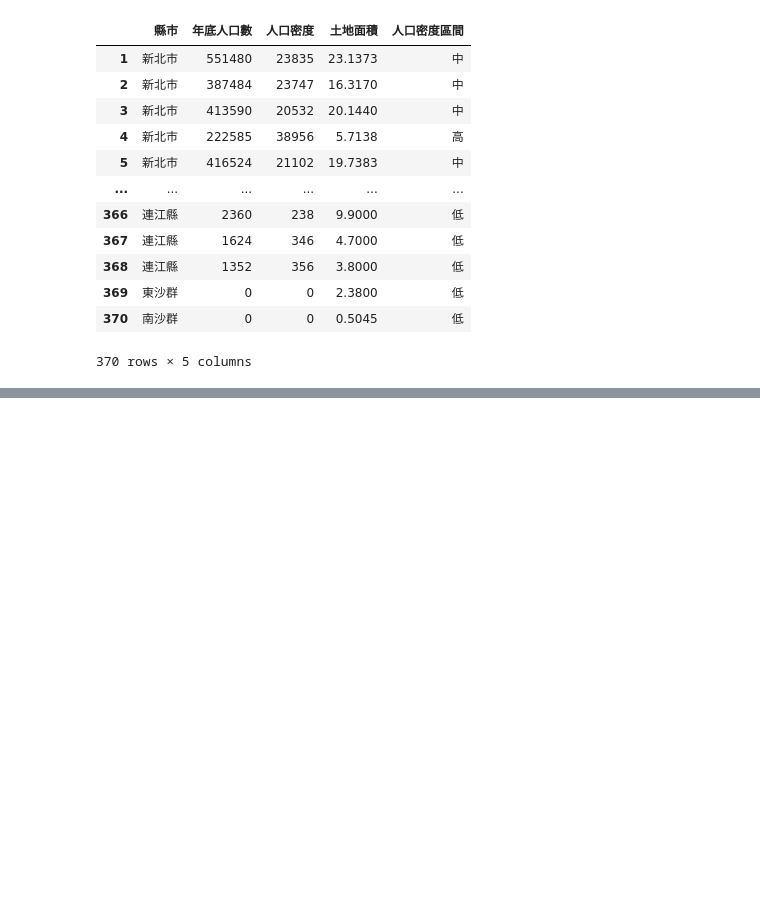
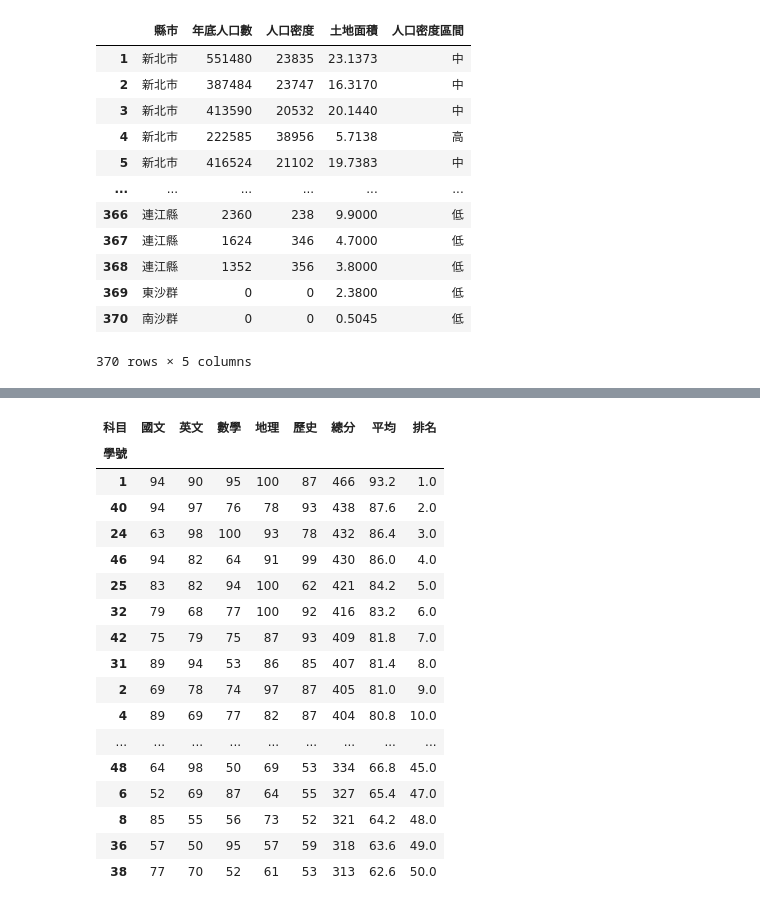
Before and after one commit to Nigmaa/python_analysis, a Jupyter notebook: lesson8.ipynb, the cells around one changed output, grey strips where cells are left out. Saved outputs shown, nothing was run; the diff lists cells and outputs as text; code cells hidden in the pictures; blank space fills up the shorter version.

```diff
--- a/lesson8.ipynb
+++ b/lesson8.ipynb
@@ -422,0 +461,51 @@ df4
+# %%
+import numpy as np
+import pandas as pd
+
+scores = np.random.randint(50, 101, size=(50, 5))
+df = pd.DataFrame(scores,
+             columns=['國文', '英文', '數學', '地理', '歷史'],
+             index=range(1,51)
+             )
+df.index.name = '學號'
+df.columns.name = '科目'
+df
+sum_value = df.sum(axis=1)
+mean_value = df.mean(axis=1)
+df['總分'] = sum_value
+df['平均'] = mean_value
+#排序總分
+df1 = df.sort_values(by='總分',ascending=False)
+df1
+#排名
+rank_value = df1['總分'].rank(ascending=False,method='min')
+df1['排名'] = rank_value
+df1
+
+#顯示每位學生的最高分
+def max_score(row):
+    less_60_count = len(row[row < 60])
+    #新增4個新的欄位名稱及資料，分別為最低分、最高分、標準差、不及格的數量，這要用pandas的Series函數，並且用index參數指定新的欄位名稱
+    return pd.Series([row.min(),row.max(),row.std(),less_60_count],index=['最低分','最高分','標準差','不及格的數量'])
+#使用apply函數，將max_score函數帶入，並且axis=1，表示將每一列的資料都帶入
+df2 = df1[['國文', '英文', '數學', '地理', '歷史']].apply(max_score,axis=1)
+pd.concat([df1,df2],axis=1)
+# %% [output]
+| 科目 | 國文 | 英文 | 數學 | 地理 | 歷史 | 總分 | 平均 | 排名 |
+| 學號 |  |  |  |  |  |  |  |  |
+| 1 | 94 | 90 | 95 | 100 | 87 | 466 | 93.2 | 1.0 |
+| 40 | 94 | 97 | 76 | 78 | 93 | 438 | 87.6 | 2.0 |
+| 24 | 63 | 98 | 100 | 93 | 78 | 432 | 86.4 | 3.0 |
+| 46 | 94 | 82 | 64 | 91 | 99 | 430 | 86.0 | 4.0 |
+| 25 | 83 | 82 | 94 | 100 | 62 | 421 | 84.2 | 5.0 |
+| 32 | 79 | 68 | 77 | 100 | 92 | 416 | 83.2 | 6.0 |
+| 42 | 75 | 79 | 75 | 87 | 93 | 409 | 81.8 | 7.0 |
+| 31 | 89 | 94 | 53 | 86 | 85 | 407 | 81.4 | 8.0 |
+| 2 | 69 | 78 | 74 | 97 | 87 | 405 | 81.0 | 9.0 |
+| 4 | 89 | 69 | 77 | 82 | 87 | 404 | 80.8 | 10.0 |
+| ... | ... | ... | ... | ... | ... | ... | ... | ... |
+| 48 | 64 | 98 | 50 | 69 | 53 | 334 | 66.8 | 45.0 |
+| 6 | 52 | 69 | 87 | 64 | 55 | 327 | 65.4 | 47.0 |
+| 8 | 85 | 55 | 56 | 73 | 52 | 321 | 64.2 | 48.0 |
+| 36 | 57 | 50 | 95 | 57 | 59 | 318 | 63.6 | 49.0 |
+| 38 | 77 | 70 | 52 | 61 | 53 | 313 | 62.6 | 50.0 |
```
Also changed, not shown: parts of 1 cell of this notebook.
